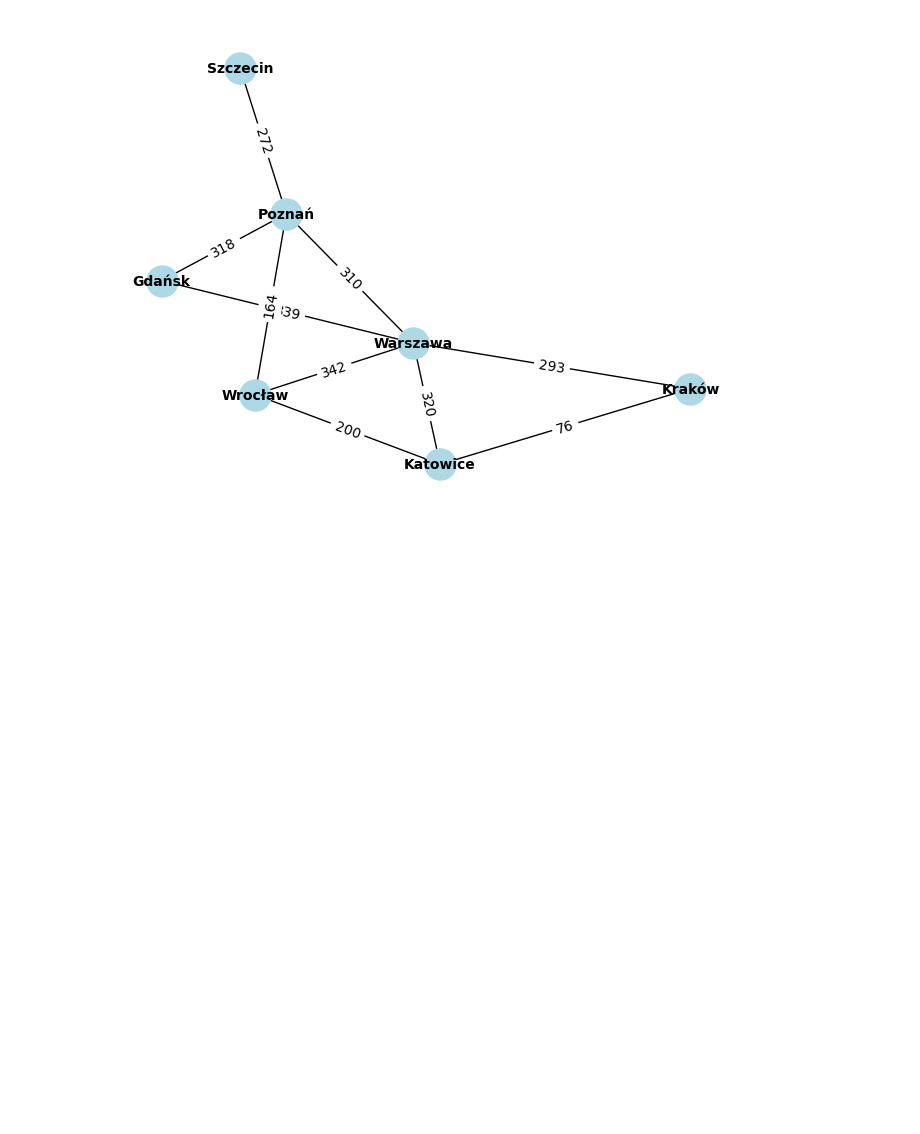
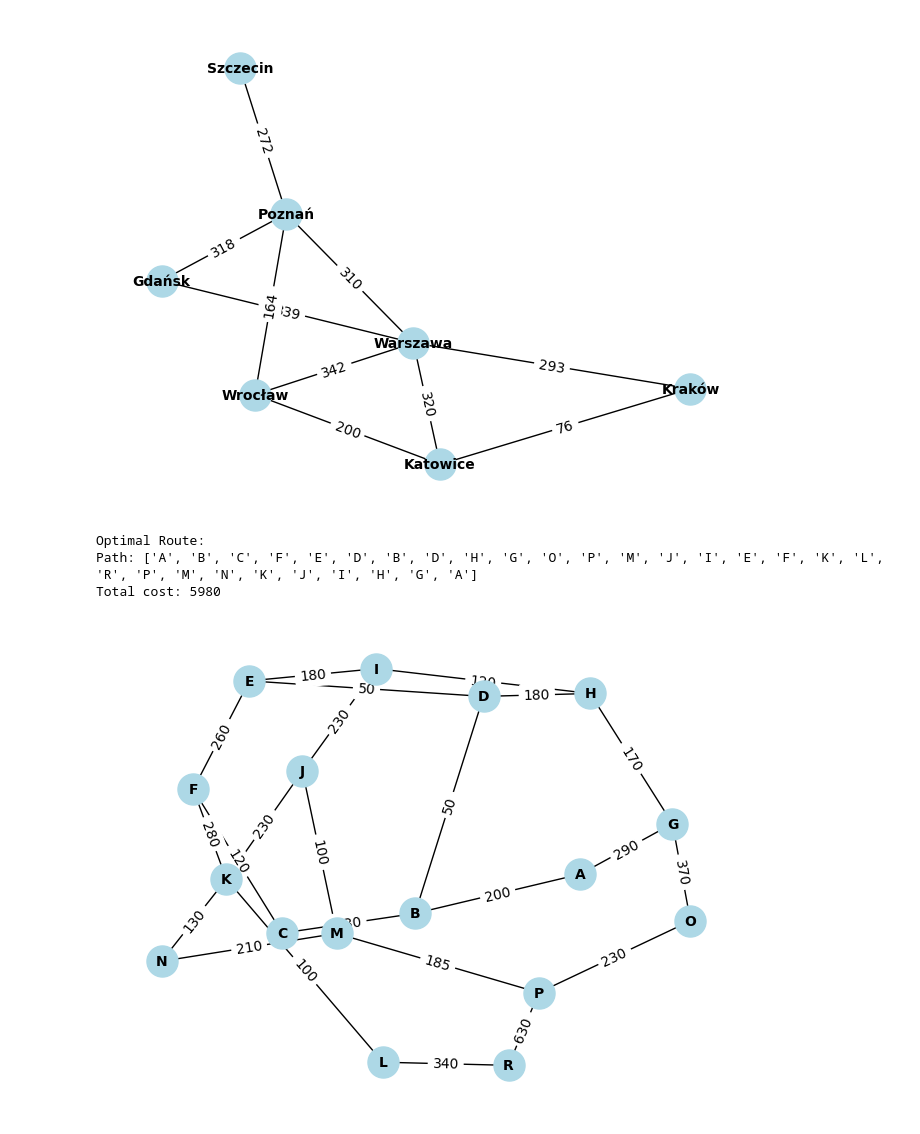
Before and after one commit to LLaMas-TM/ChinesePostmanProblem, a Jupyter notebook: main.ipynb, the cells around one changed output. Saved outputs shown, nothing was run; the diff lists cells and outputs as text; code cells hidden in the pictures; blank space fills up the shorter version.

```diff
--- a/main.ipynb
+++ b/main.ipynb
@@ -91,3 +94,39 @@ Optimal Route:
 Path: ['Warszawa', 'Kraków', 'Katowice', 'Warszawa', 'Gdańsk', 'Poznań', 'Warszawa', 'Wrocław', 'Poznań', 'Szczecin', 'Poznań', 'Wrocław', 'Katowice', 'Warszawa']
 Total cost: 3390
 [figure]
+# %%
+cpp = ChinesePostman()
+cpp.add_node('A', 'B', 200)
+cpp.add_node('A', 'G', 290)
+cpp.add_node('B', 'C', 430)
+cpp.add_node('B', 'D', 50)
+cpp.add_node('C', 'F', 120)
+cpp.add_node('D', 'E', 50)
+cpp.add_node('D', 'H', 180)
+cpp.add_node('E', 'F', 260)
+cpp.add_node('E', 'I', 180)
+cpp.add_node('F', 'K', 280)
+cpp.add_node('G', 'H', 170)
+cpp.add_node('G', 'O', 370)
+cpp.add_node('H', 'I', 120)
+cpp.add_node('I', 'J', 230)
+cpp.add_node('J', 'K', 230)
+cpp.add_node('J', 'M', 100)
+cpp.add_node('K', 'L', 100)
+cpp.add_node('K', 'N', 130)
+cpp.add_node('L', 'R', 340)
+cpp.add_node('M', 'N', 210)
+cpp.add_node('M', 'P', 185)
+cpp.add_node('O', 'P', 230)
+cpp.add_node('P', 'R', 630)
+
+total_cost, path = cpp.solve()
+print(f"\nOptimal Route:")
+print(f"Path: {path}")
+print(f"Total cost: {total_cost}\n")
+cpp.plot_route()
+# %% [output]
+Optimal Route:
+Path: ['A', 'B', 'C', 'F', 'E', 'D', 'B', 'D', 'H', 'G', 'O', 'P', 'M', 'J', 'I', 'E', 'F', 'K', 'L', 'R', 'P', 'M', 'N', 'K', 'J', 'I', 'H', 'G', 'A']
+Total cost: 5980
+[figure, added]
```
Also changed, not shown: parts of 1 cell of this notebook.
